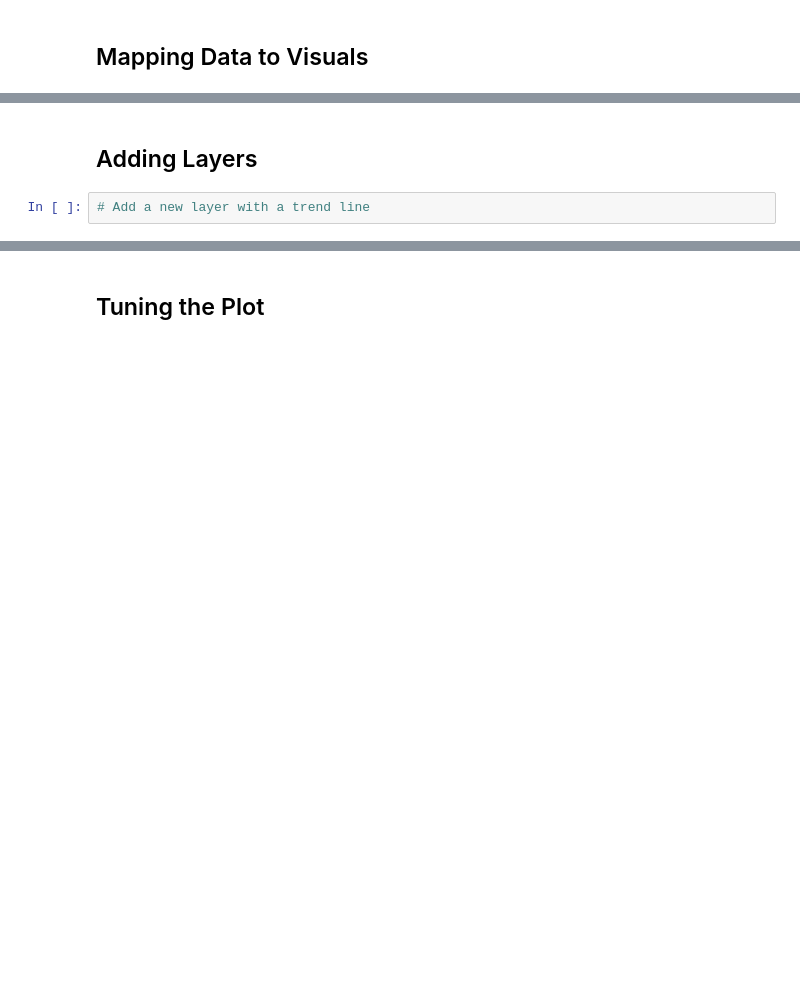
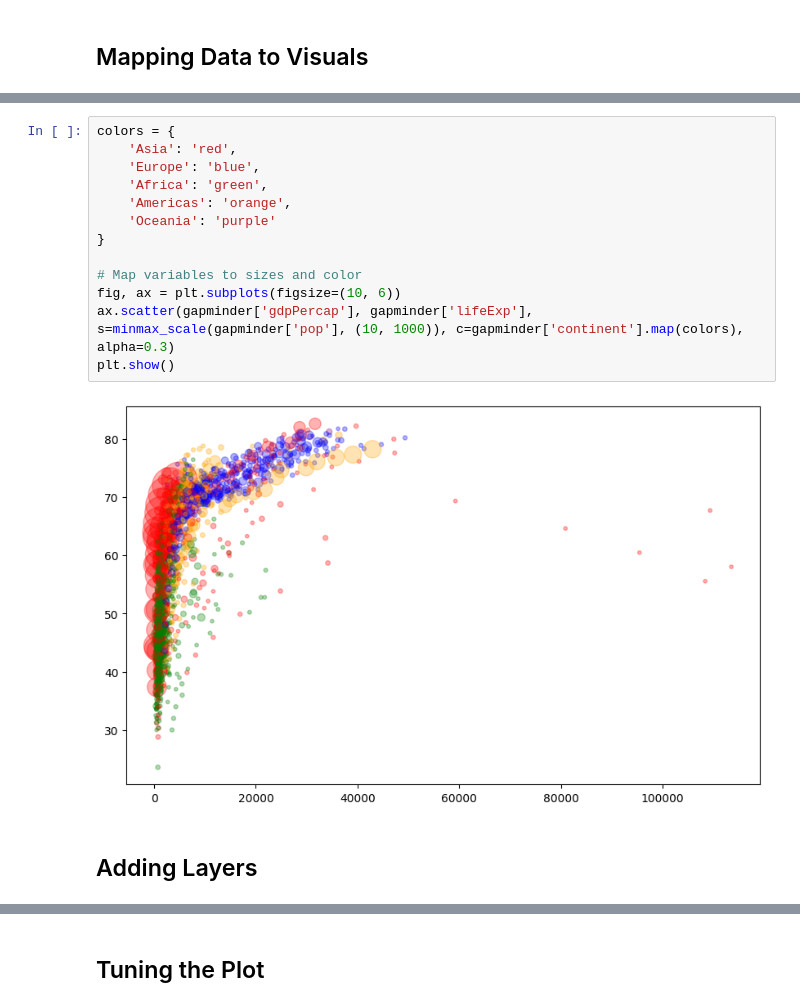
Before and after one commit to olivermueller/datavis-2025, a Jupyter notebook: Session_01/DataVis_Session_01_Notebook_01.ipynb, the cells around one changed output, grey strips where cells are left out. Saved outputs shown, nothing was run; the diff lists cells and outputs as text; blank space fills up the shorter version.

```diff
--- a/Session_01/DataVis_Session_01_Notebook_01.ipynb
+++ b/Session_01/DataVis_Session_01_Notebook_01.ipynb
@@ -34,4 +68,17 @@ gapminder.head()
+# %%
+colors = {
+    'Asia': 'red',
+    'Europe': 'blue',
+    'Africa': 'green',
+    'Americas': 'orange',
+    'Oceania': 'purple'
+}
+
+# Map variables to sizes and color
+fig, ax = plt.subplots(figsize=(10, 6))
+ax.scatter(gapminder['gdpPercap'], gapminder['lifeExp'], s=minmax_scale(gapminder['pop'], (10, 1000)), c=gapminder['continent'].map(colors), alpha=0.3)
+plt.show()
+# %% [output]
+[figure, added]
 # %% [markdown]
 ## Adding Layers
-# %%
-# Add a new layer with a trend line
```
Also changed, not shown: parts of 12 cells of this notebook, 6 other files.
